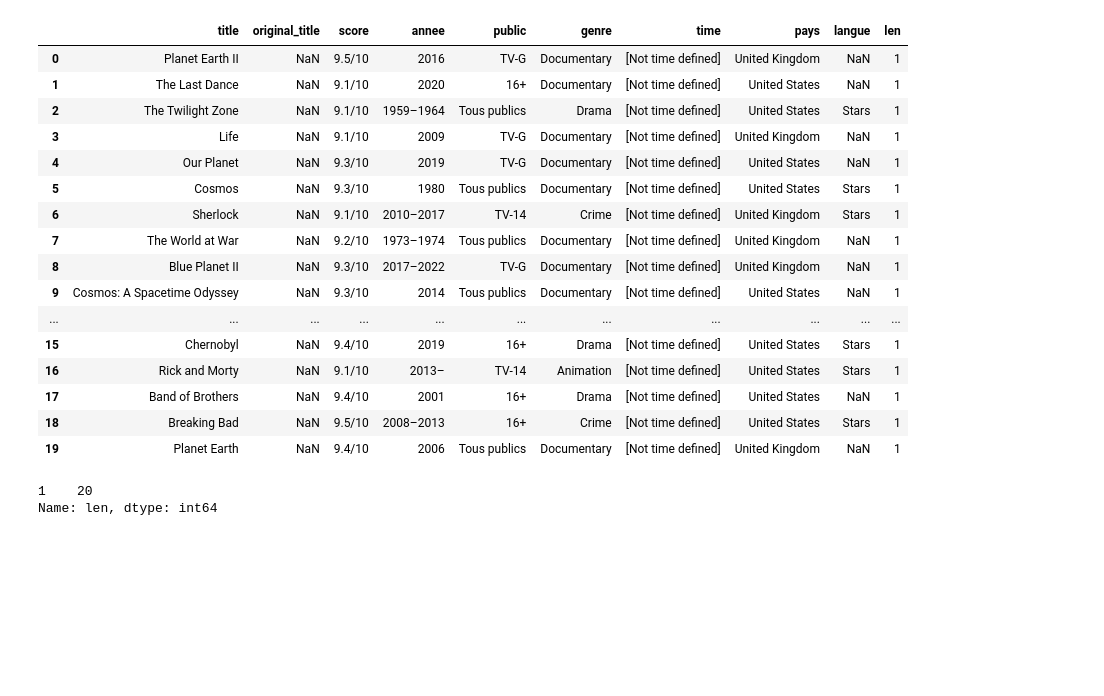
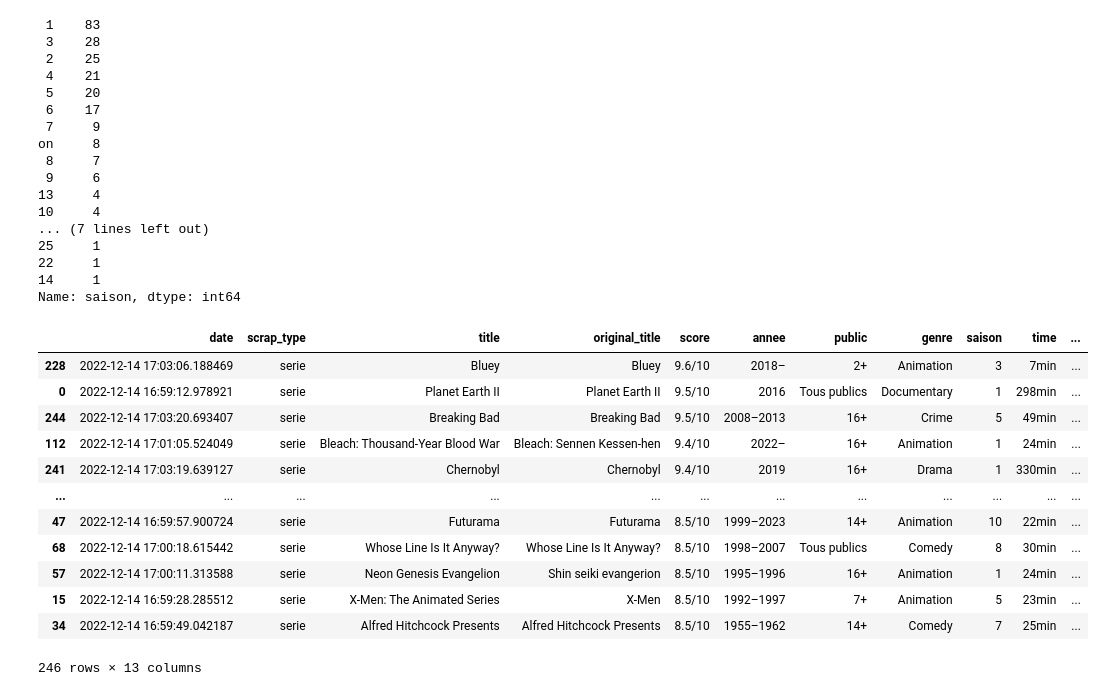
Before and after one commit to Benalieur/imdbFilms, a Jupyter notebook: MongoDbFilm/MongoDbFilm/spiders/pandas.ipynb, the cells around one changed output. Cells and saved outputs as stored; diff of their text form; code cells hidden in the pictures; blank space fills up the shorter version.

```diff
--- a/MongoDbFilm/MongoDbFilm/spiders/pandas.ipynb
+++ b/MongoDbFilm/MongoDbFilm/spiders/pandas.ipynb
@@ -3 +9,10 @@ import pandas as pd
+# %%
+def time_minute (list = list):
+    if len(list) == 5 :
+        time_minute = str(int(list[0]) * 60 + int(list[3])) + "min"
+    elif len(list) == 2 :
+        time_minute = str(int(list[0])) + "min"
+    else:
+        time_minute = "Not time defined"
+    return time_minute
 # %%
@@ -41,5 +73,5 @@ Name: pays           , dtype: int64
 # %%
-df_serie = pd.read_csv('top_250_serie.csv')
+df_serie = pd.read_csv('csv/top_250_serie.csv')
 
 df_serie
 # %% [output]
@@ -63,27 +91,51 @@ df_serie
+# %%
+df_serie['saison'].value_counts()
+# %% [output]
+ 1    83
+ 3    28
+ 2    25
+ 4    21
+ 5    20
+ 6    17
+ 7     9
+on     8
+ 8     7
+ 9     6
+13     4
+10     4
+... (7 lines left out)
+25     1
+22     1
+14     1
+Name: saison, dtype: int64
+# %%
+def time_minute_serie (list = list):
+    if len(list) == 6 :
+        time_minute = str(int(list[1]) * 60 + int(list[4])) + "min"
+    elif len(list) == 3 :
+        time_minute = str(int(list[1])) + "min"
+    else:
+        time_minute = "Not time defined"
+    return time_minute
 # %%
 df_serie['time'] = df_serie['time'].apply(lambda x : x.split(","))
 
+df_serie['time'] = df_serie['time'].apply(lambda x : time_minute_serie(x))
+
+df_serie = df_serie.sort_values(by=['score', 'annee'], ascending=False)
+
 df_serie
 # %% [output]
-|  | title | original_title | score | annee | public | genre | time | pays | langue | len |
-| 0 | Planet Earth II | NaN | 9.5/10 | 2016 | TV-G | Documentary | [Not time defined] | United Kingdom | NaN | 1 |
-| 1 | The Last Dance | NaN | 9.1/10 | 2020 | 16+ | Documentary | [Not time defined] | United States | NaN | 1 |
-| 2 | The Twilight Zone | NaN | 9.1/10 | 1959–1964 | Tous publics | Drama | [Not time defined] | United States | Stars | 1 |
-| 3 | Life | NaN | 9.1/10 | 2009 | TV-G | Documentary | [Not time defined] | United Kingdom | NaN | 1 |
-| 4 | Our Planet | NaN | 9.3/10 | 2019 | TV-G | Documentary | [Not time defined] | United States | NaN | 1 |
-| 5 | Cosmos | NaN | 9.3/10 | 1980 | Tous publics | Documentary | [Not time defined] | United States | Stars | 1 |
-| 6 | Sherlock | NaN | 9.1/10 | 2010–2017 | TV-14 | Crime | [Not time defined] | United Kingdom | Stars | 1 |
-| 7 | The World at War | NaN | 9.2/10 | 1973–1974 | Tous publics | Documentary | [Not time defined] | United Kingdom | NaN | 1 |
-| 8 | Blue Planet II | NaN | 9.3/10 | 2017–2022 | TV-G | Documentary | [Not time defined] | United Kingdom | NaN | 1 |
-| 9 | Cosmos: A Spacetime Odyssey | NaN | 9.3/10 | 2014 | Tous publics | Documentary | [Not time defined] | United States | NaN | 1 |
-| ... | ... | ... | ... | ... | ... | ... | ... | ... | ... | ... |
-| 15 | Chernobyl | NaN | 9.4/10 | 2019 | 16+ | Drama | [Not time defined] | United States | Stars | 1 |
-| 16 | Rick and Morty | NaN | 9.1/10 | 2013– | TV-14 | Animation | [Not time defined] | United States | Stars | 1 |
-| 17 | Band of Brothers | NaN | 9.4/10 | 2001 | 16+ | Drama | [Not time defined] | United States | NaN | 1 |
-| 18 | Breaking Bad | NaN | 9.5/10 | 2008–2013 | 16+ | Crime | [Not time defined] | United States | Stars | 1 |
-| 19 | Planet Earth | NaN | 9.4/10 | 2006 | Tous publics | Documentary | [Not time defined] | United Kingdom | NaN | 1 |
+|  | date | scrap_type | title | original_title | score | annee | public | genre | saison | time | ... |
+| 228 | 2022-12-14 17:03:06.188469 | serie | Bluey | Bluey | 9.6/10 | 2018– | 2+ | Animation | 3 | 7min | ... |
+| 0 | 2022-12-14 16:59:12.978921 | serie | Planet Earth II | Planet Earth II | 9.5/10 | 2016 | Tous publics | Documentary | 1 | 298min | ... |
+| 244 | 2022-12-14 17:03:20.693407 | serie | Breaking Bad | Breaking Bad | 9.5/10 | 2008–2013 | 16+ | Crime | 5 | 49min | ... |
+| 112 | 2022-12-14 17:01:05.524049 | serie | Bleach: Thousand-Year Blood War | Bleach: Sennen Kessen-hen | 9.4/10 | 2022– | 16+ | Animation | 1 | 24min | ... |
+| 241 | 2022-12-14 17:03:19.639127 | serie | Chernobyl | Chernobyl | 9.4/10 | 2019 | 16+ | Drama | 1 | 330min | ... |
+| ... | ... | ... | ... | ... | ... | ... | ... | ... | ... | ... | ... |
+| 47 | 2022-12-14 16:59:57.900724 | serie | Futurama | Futurama | 8.5/10 | 1999–2023 | 14+ | Animation | 10 | 22min | ... |
+| 68 | 2022-12-14 17:00:18.615442 | serie | Whose Line Is It Anyway? | Whose Line Is It Anyway? | 8.5/10 | 1998–2007 | Tous publics | Comedy | 8 | 30min | ... |
+| 57 | 2022-12-14 17:00:11.313588 | serie | Neon Genesis Evangelion | Shin seiki evangerion | 8.5/10 | 1995–1996 | 16+ | Animation | 1 | 24min | ... |
+| 15 | 2022-12-14 16:59:28.285512 | serie | X-Men: The Animated Series | X-Men | 8.5/10 | 1992–1997 | 7+ | Animation | 5 | 23min | ... |
+| 34 | 2022-12-14 16:59:49.042187 | serie | Alfred Hitchcock Presents | Alfred Hitchcock Presents | 8.5/10 | 1955–1962 | 14+ | Comedy | 7 | 25min | ... |
+246 rows × 13 columns
-# %%
-df_serie['len'].value_counts()
-# %% [output]
-1    20
-Name: len, dtype: int64
```
Also changed, not shown: parts of 13 cells of this notebook, 9 other files.
